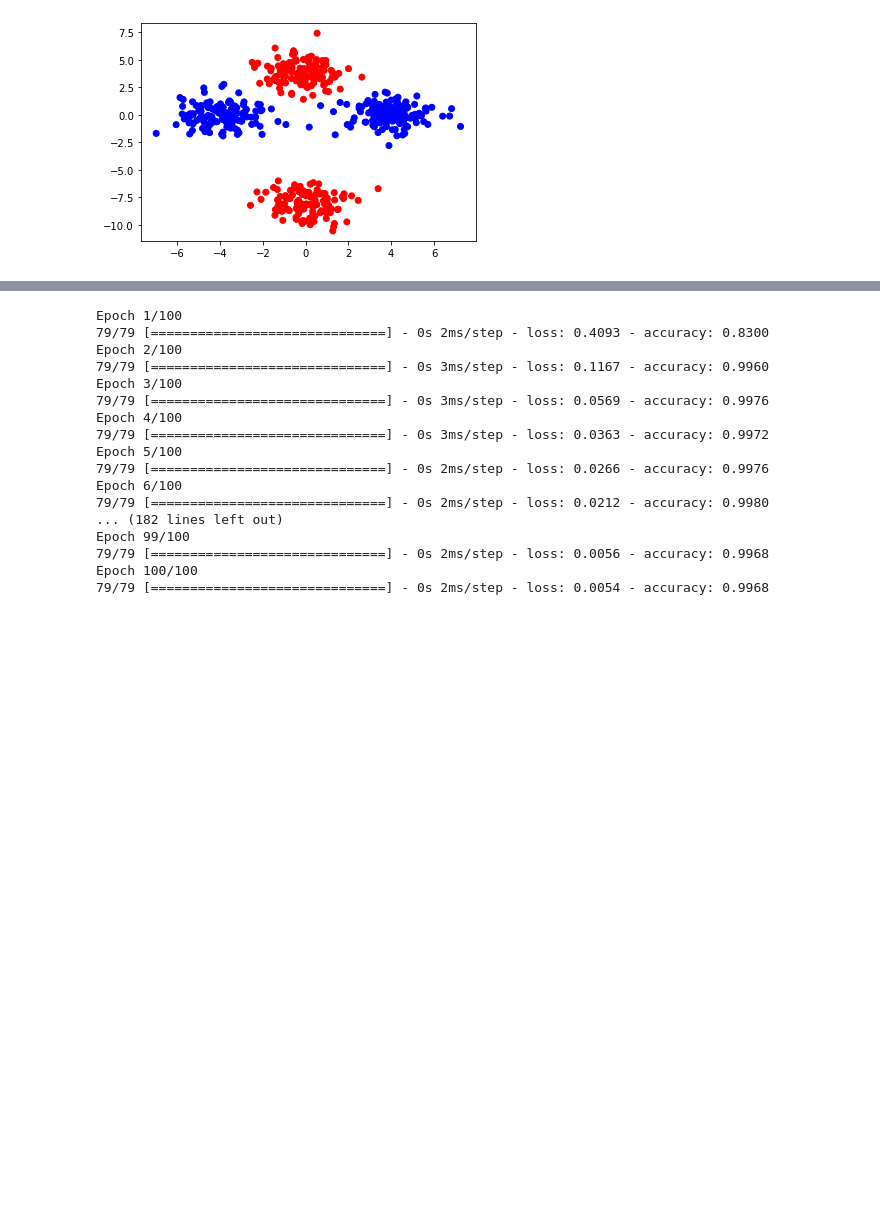
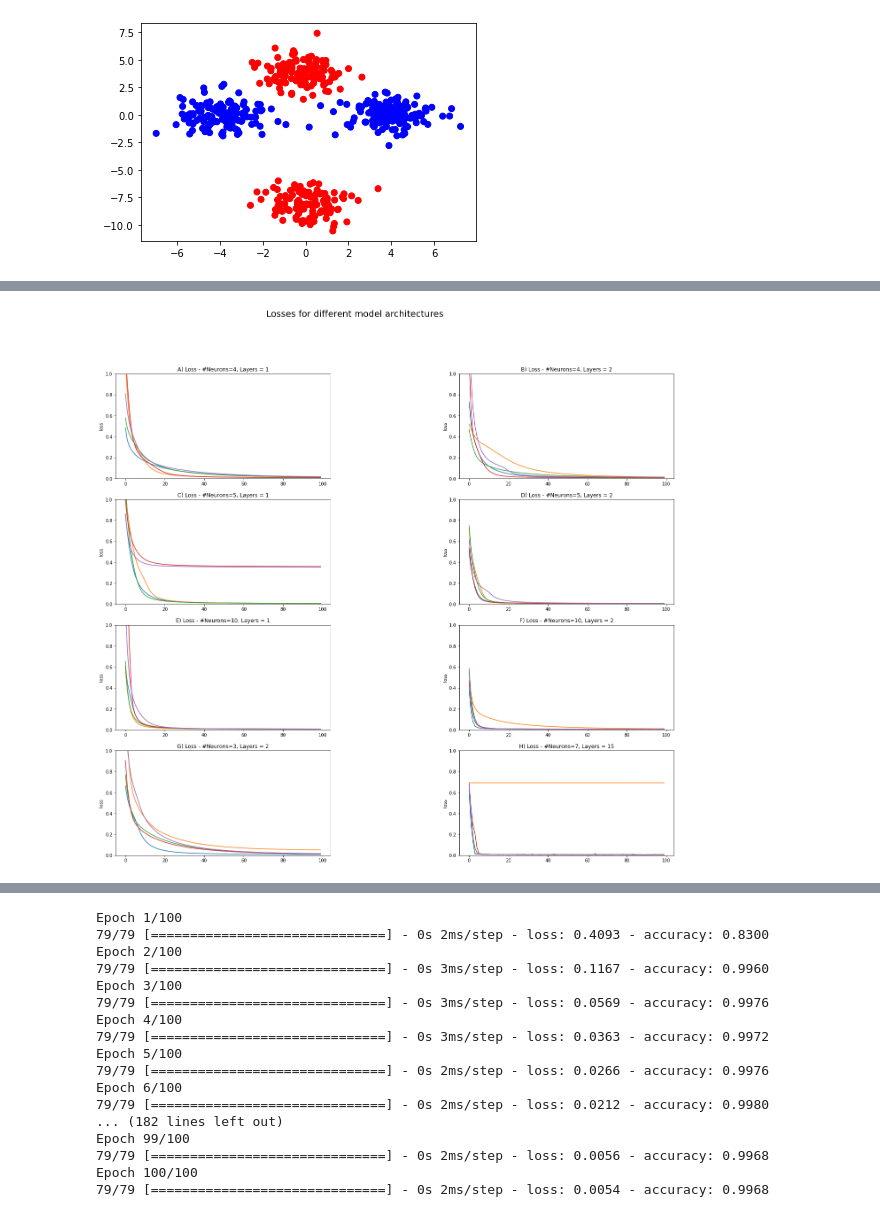
Before and after one commit to smahensaria/2021-summer-main, a Jupyter notebook: assignment/a2/TensorFlow.ipynb, the cells around one changed output, grey strips where cells are left out. Drawn from its saved outputs; the diff is of its cells as text; code cells hidden in the pictures; blank space fills up the shorter version.

```diff
--- a/assignment/a2/TensorFlow.ipynb
+++ b/assignment/a2/TensorFlow.ipynb
@@ -161,8 +168,11 @@ X_train.shape
 # %%
-dropout = 0.0
-num_neurons = 4 #5 #10
+#doing multiple runs
+history1 = [None]*5
+for i in range(0,5):
+    dropout = 0.0
+    num_neurons = 4 #5 #10
 
-deep_model = keras.Sequential([
+    deep_model = keras.Sequential([
     # Hint, try "relu" as your activation function.
     # relu(z) = max(0, z).
     #     Note that: relu(z) = z when z > 0
@@ -183,8 +193,6 @@ deep_model = keras.Sequential([
     #   Conversely, what's the smallest hidden vector dimensions you can use if you use more hidden layers?
 
     ### YOUR CODE HERE
-
-    # Let's go nuts in terms of layers and neurons per layer and actively try to overfit
 
     # Add 5 densely-connected layers with num_neurons units followed by dropout to the model:
 
@@ -212,12 +220,12 @@ deep_model = keras.Sequential([
 
     # Think about why you still use a sigmoid at the top of your network.
     keras.layers.Dense(1, activation='sigmoid')
-])
+    ])
 
-deep_model.compile(optimizer='adam',
+    deep_model.compile(optimizer='adam',
               loss='binary_crossentropy',
               metrics=['accuracy'])
 
-history_1 = deep_model.fit(X_train, y_train, epochs=100)
+    history1[i] = deep_model.fit(X_train, y_train, epochs=100)
 # %% [output]
 Epoch 1/100
@@ -245,0 +845,56 @@ plt.scatter(X_test[:,0], X_test[:,1], c=predictions[:,0]>0.5, cmap='bwr')
+# %%
+fig, axs = plt.subplots(4, 2)
+fig.subplots_adjust(left=0.2, wspace=0.6)
+#make_plot(axs, history_1, history_2)
+for i in range (0, 5):
+    axs[0, 0].plot(history1[i].history['loss'], label = 'Run ' + str(i))
+    axs[0, 1].plot(history2[i].history['loss'], label = 'Run ' + str(i))
+    axs[1, 0].plot(history3[i].history['loss'], label = 'Run ' + str(i))
+    axs[1, 1].plot(history4[i].history['loss'], label = 'Run ' + str(i))
+    axs[2, 0].plot(history5[i].history['loss'], label = 'Run ' + str(i))
+    axs[2, 1].plot(history6[i].history['loss'], label = 'Run ' + str(i))
+    axs[3, 0].plot(history7[i].history['loss'], label = 'Run ' + str(i))
+    axs[3, 1].plot(history8[i].history['loss'], label = 'Run ' + str(i))
+
+axs[0, 0].set_title('A) Loss - #Neurons={num_neurons}, Layers = {layers}' .format(num_neurons=4, layers=1))
+axs[0, 0].set_ylabel('loss')
+axs[0, 0].set_ylim(0, 1)
+
+axs[0, 1].set_title('B) Loss - #Neurons={num_neurons}, Layers = {layers}' .format(num_neurons=4, layers=2))
+axs[0, 1].set_ylabel('loss')
+axs[0, 1].set_ylim(0, 1)
+
+axs[1, 0].set_title('C) Loss - #Neurons={num_neurons}, Layers = {layers}' .format(num_neurons=5, layers=1))
+axs[1, 0].set_ylabel('loss')
+axs[1, 0].set_ylim(0, 1)
+
+axs[1, 1].set_title('D) Loss - #Neurons={num_neurons}, Layers = {layers}' .format(num_neurons=5, layers=2))
+axs[1, 1].set_ylabel('loss')
+axs[1, 1].set_ylim(0, 1)
+
+axs[2, 0].set_title('E) Loss - #Neurons={num_neurons}, Layers = {layers}' .format(num_neurons=10, layers=1))
+axs[2, 0].set_ylabel('loss')
+axs[2, 0].set_ylim(0, 1)
+
+axs[2, 1].set_title('F) Loss - #Neurons={num_neurons}, Layers = {layers}' .format(num_neurons=10, layers=2))
+axs[2, 1].set_ylabel('loss')
+axs[2, 1].set_ylim(0, 1)
+
+axs[3, 0].set_title('G) Loss - #Neurons={num_neurons}, Layers = {layers}' .format(num_neurons=3, layers=2))
+axs[3, 0].set_ylabel('loss')
+axs[3, 0].set_ylim(0, 1)
+
+axs[3, 1].set_title('H) Loss - #Neurons={num_neurons}, Layers = {layers}' .format(num_neurons=7, layers=15))
+axs[3, 1].set_ylabel('loss')
+axs[3, 1].set_ylim(0, 1)
+
+#fig.align_ylabels(axs[:, 1])
+fig.set_size_inches(25, 20)
+#plt.legend(framealpha=1, frameon=True)
+
+#handles, labels = axs[3,3].get_legend_handles_labels()
+#fig.legend(loc='upper center')
+plt.suptitle('Losses for different model architectures', fontsize = 20)
+plt.show()
+# %% [output]
+[figure, added]
```
Also changed, not shown: parts of 10 cells of this notebook, 1 other file.
